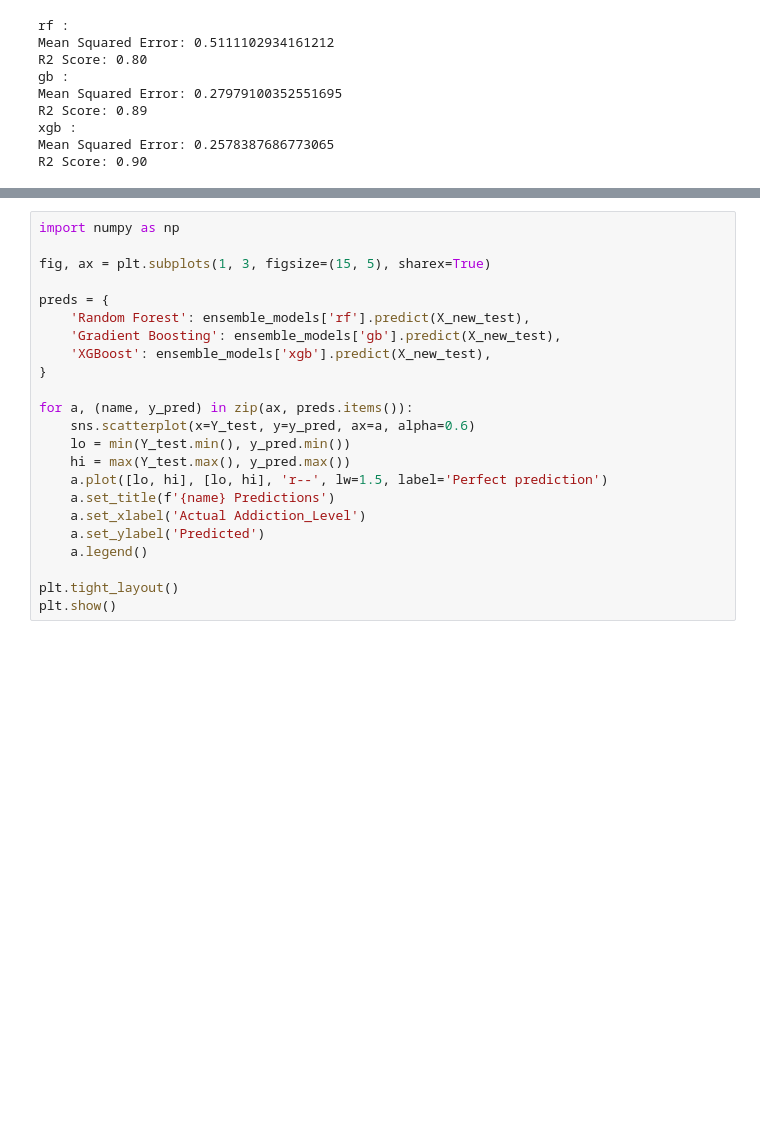
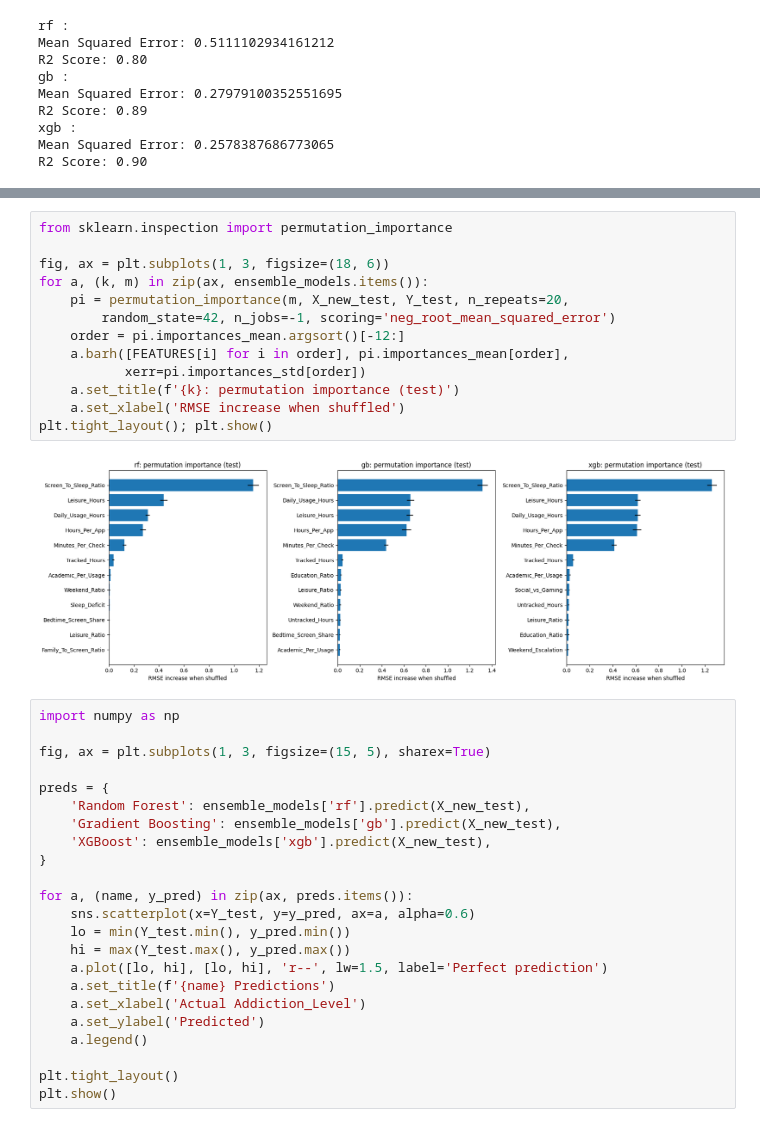
Before and after one commit to Superkai017/Smartphone-Addiction-Warning-System-Rebuild-, a Jupyter notebook: notebook/modelling.ipynb, the cells around one changed output, grey strips where cells are left out. Cells and saved outputs as stored; diff of their text form; blank space fills up the shorter version.

```diff
--- a/notebook/modelling.ipynb
+++ b/notebook/modelling.ipynb
@@ -277,3 +507,18 @@ R2 Score: 0.90
+# %%
+from sklearn.inspection import permutation_importance
+
+fig, ax = plt.subplots(1, 3, figsize=(18, 6))
+for a, (k, m) in zip(ax, ensemble_models.items()):
+    pi = permutation_importance(m, X_new_test, Y_test, n_repeats=20,
+        random_state=42, n_jobs=-1, scoring='neg_root_mean_squared_error')
+    order = pi.importances_mean.argsort()[-12:]
+    a.barh([FEATURES[i] for i in order], pi.importances_mean[order],
+           xerr=pi.importances_std[order])
+    a.set_title(f'{k}: permutation importance (test)')
+    a.set_xlabel('RMSE increase when shuffled')
+plt.tight_layout(); plt.show()
+# %% [output]
+[figure, added]
 # %%
 import numpy as np
 
```
Also changed, not shown: parts of 14 cells of this notebook, 2 other files.
